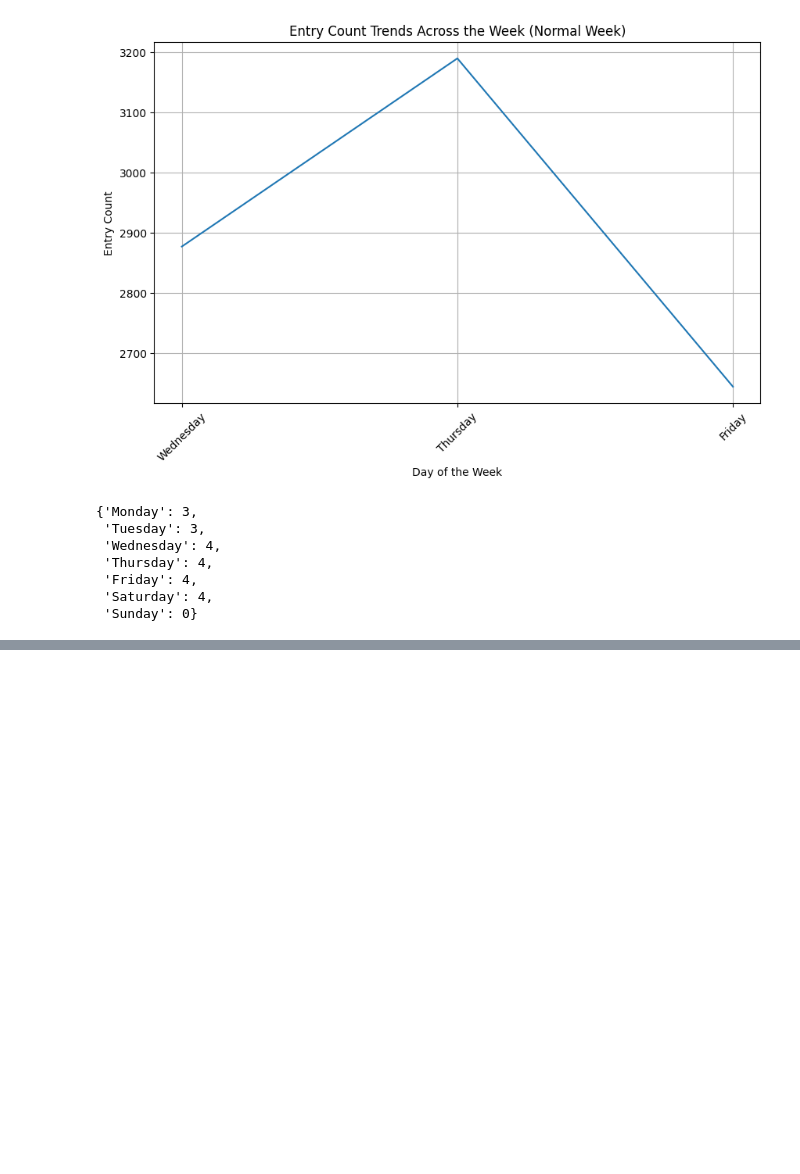
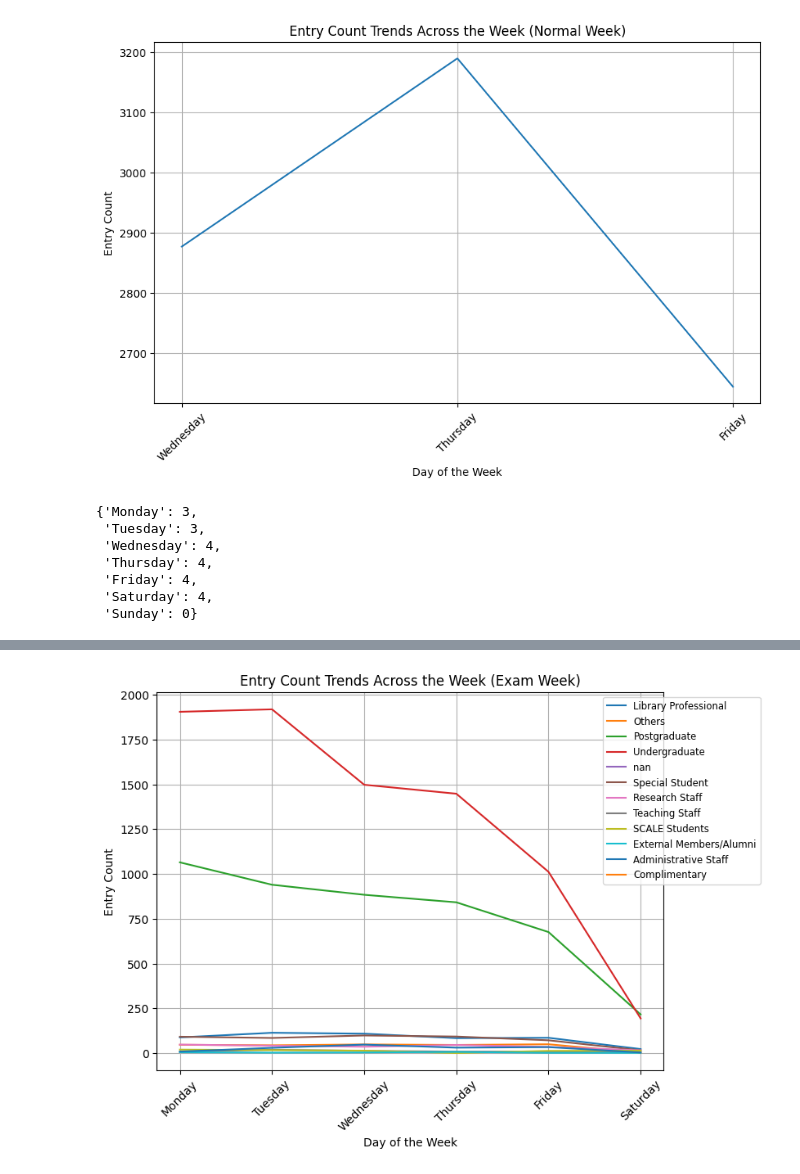
Before and after one commit to chriskbs/DSA3101, a Jupyter notebook: notebooks/eda2.ipynb, the cells around one changed output, grey strips where cells are left out. Saved outputs shown, nothing was run; the diff lists cells and outputs as text; code cells hidden in the pictures; blank space fills up the shorter version.

```diff
--- a/notebooks/eda2.ipynb
+++ b/notebooks/eda2.ipynb
@@ -339,0 +323,29 @@ plt.show()
+# %%
+def filter_by_cat(df):
+    unique_broad_categories = df['Broad Category'].unique()
+    category_dataframes = {}
+    for category in unique_broad_categories:
+        category_df = df[df['Broad Category'] == category]
+        category_dataframes[category] = category_df
+    return category_dataframes
+# %%
+#split into cat
+exam_split_df = filter_by_cat(exam_week_df)
+keys = exam_split_df.keys()
+for key in keys:
+    exam_split_df[key] = entry_count_finder(exam_split_df[key])
+# %%
+#Visualise
+fig, ax = plt.subplots(figsize=(8, 6))
+# Iterate through the categories and plot them
+for category, df in exam_split_df.items():
+    ax.plot(df['Day_of_Week'], df['Entry_Count'], label=category)
+ax.set_xlabel("Day of the Week")
+ax.set_ylabel("Entry Count")
+ax.set_title("Entry Count Trends Across the Week (Exam Week)")
+ax.legend(loc='upper right', bbox_to_anchor=(1.2, 1), fontsize = 'small')
+plt.grid(True)
+plt.xticks(rotation=45)
+plt.show()
+# %% [output]
+[figure, added]
```
Also changed, not shown: parts of 25 cells of this notebook.
